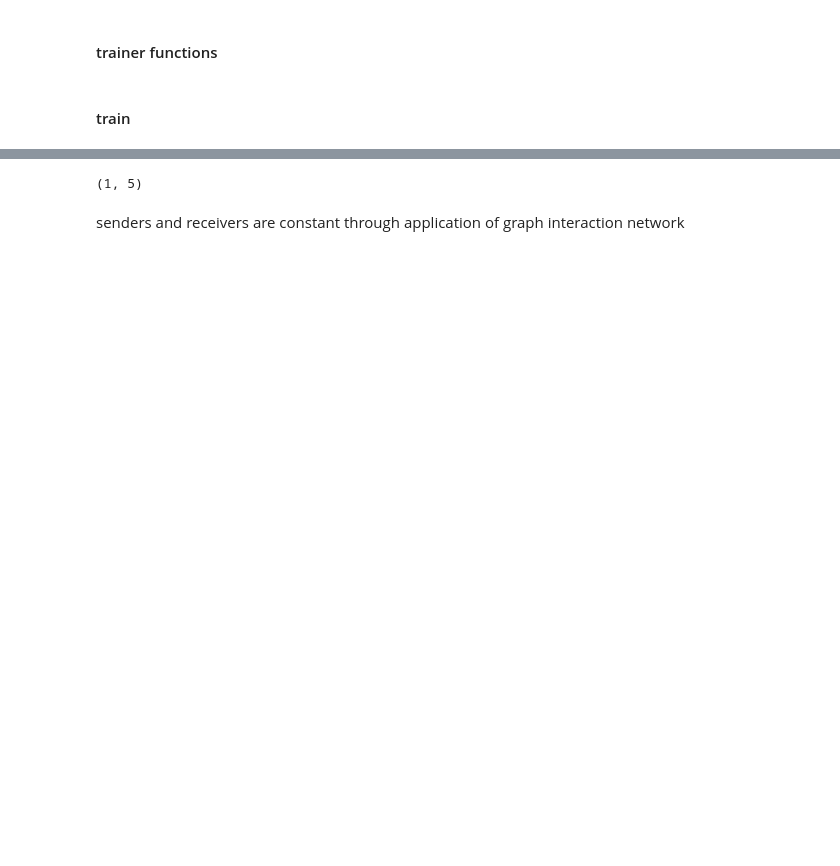
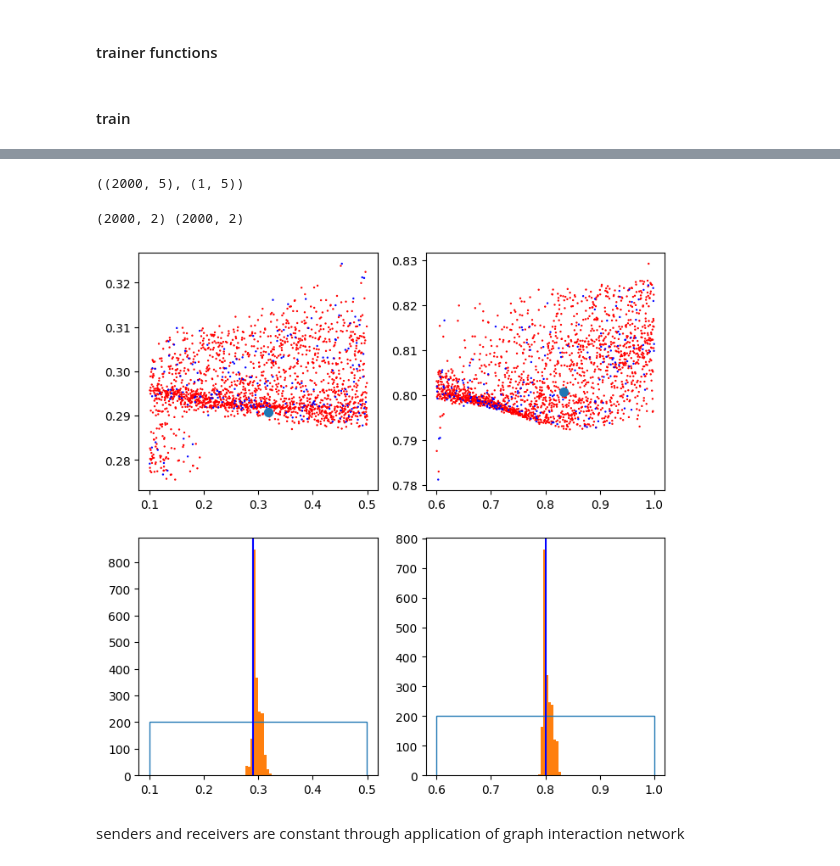
Before and after one commit to homerjed/mnist_graph_net, a Jupyter notebook: gnn_moments_old_sizes_with_tf.ipynb, the cells around one changed output, grey strips where cells are left out. Saved outputs shown, nothing was run; the diff lists cells and outputs as text; code cells hidden in the pictures; blank space fills up the shorter version.

```diff
--- a/gnn_moments_old_sizes_with_tf.ipynb
+++ b/gnn_moments_old_sizes_with_tf.ipynb
@@ -600,0 +620,2 @@ NameError: name 'dataset_processed' is not defined
+# %%
+all_graphs = get_graph_(simulations[:2000])
@@ -607,10 +635,12 @@ fiducial_graph = make_graph_from_subgraphs(fiducial_subgraphs, alpha[None, :])
+# %%
+net = hk.without_apply_rng(hk.transform(net_fn))
 # %%
-all_graphs_out = net.apply(params, all_graphs)
+all_graphs_out = jax.vmap(net.apply, in_axes=(None, 0))(params, all_graphs)
 fiducial_graph_out = net.apply(params, fiducial_graph)
 
-preds = all_graphs_out.globals
+preds = all_graphs_out.globals.squeeze()
 fiducial_preds = fiducial_graph_out.globals
 
-fiducial_preds.shape
+preds.shape, fiducial_preds.shape
 # %% [output]
-(1, 5)
+((2000, 5), (1, 5))
@@ -626,2 +647,37 @@ if None:
+# %%
+n_train = int((1. - 0.1) * N_GRAPHS)
+
+c = jnp.zeros(N_GRAPHS)
+c = c.at[:n_train].set(jnp.ones(n_train))
+# %%
+cmap = "Purples"
+
+target_idx = jnp.array([0, 4])
+pred_targets = preds[:, target_idx]
+parameter_targets = parameters[:N_GRAPHS, target_idx]
+
+print(pred_targets.shape, parameter_targets.shape)
+
+fig, axs = plt.subplots(2, 2, figsize=(8., 8.), dpi=100)
+ax = axs[0, 0]
+
+cmap = "bwr"
+ax.scatter(parameter_targets[:2000, 0], pred_targets[:, 0], c=c, cmap=cmap, s=0.5)
+ax.scatter(alpha[None, :][:, 0], fiducial_preds[:, 0], s=50.)
+ax = axs[0, 1]
+ax.scatter(parameter_targets[:2000, 1], pred_targets[:, 1], c=c, cmap=cmap, s=0.5)
+ax.scatter(alpha[None, :][:, 4], fiducial_preds[:, 4], s=50.)
+ax = axs[1, 0]
+ax.hist(parameter_targets[:2000, 0], histtype="step")
+ax.hist(pred_targets[:, 0])
+ax.axvline(fiducial_preds[:, 0], color="blue")
+ax = axs[1, 1]
+ax.hist(parameter_targets[:2000, 1], histtype="step")
+ax.hist(pred_targets[:, 1])
+ax.axvline(fiducial_preds[:, 4], color="blue")
+plt.show()
+# %% [output]
+(2000, 2) (2000, 2)
+[figure, added]
 # %% [markdown]
 senders and receivers are constant through application of graph interaction network
```
Also changed, not shown: parts of 26 cells of this notebook, 2 other files.
